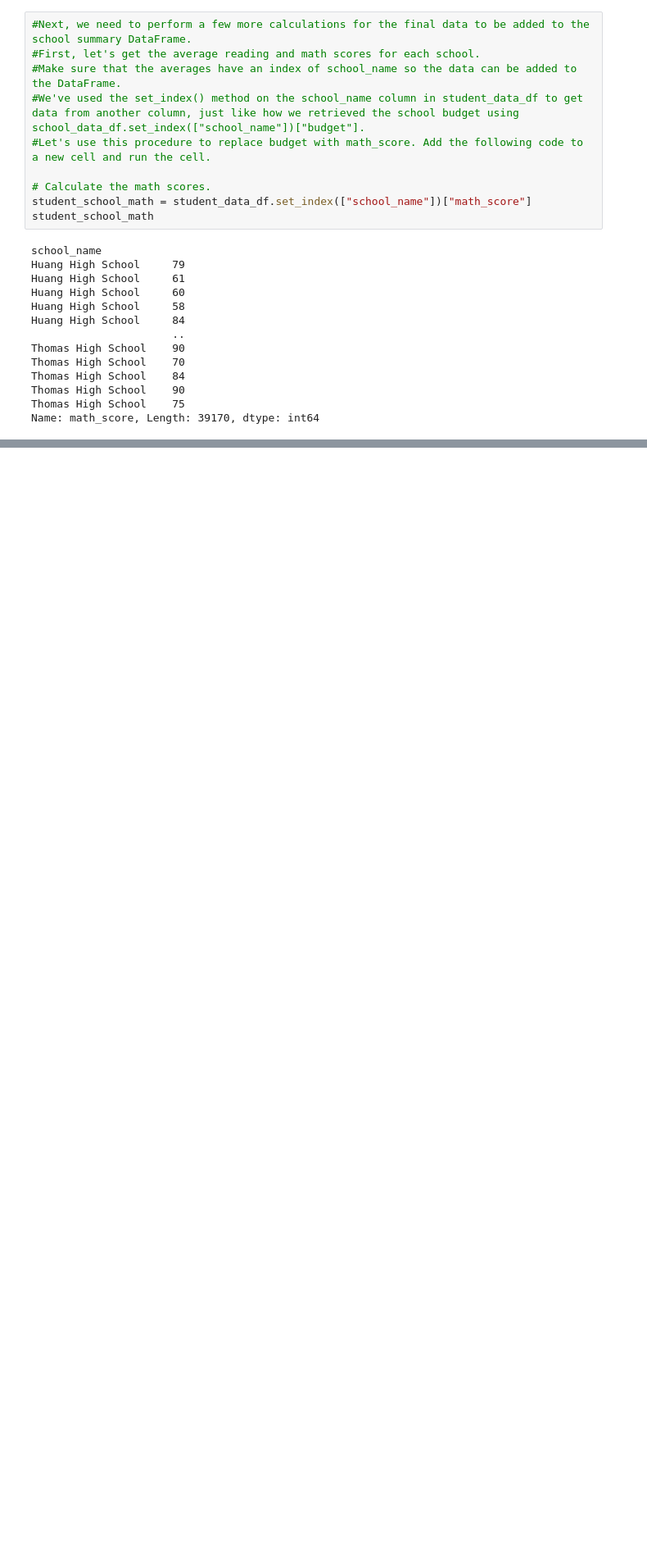
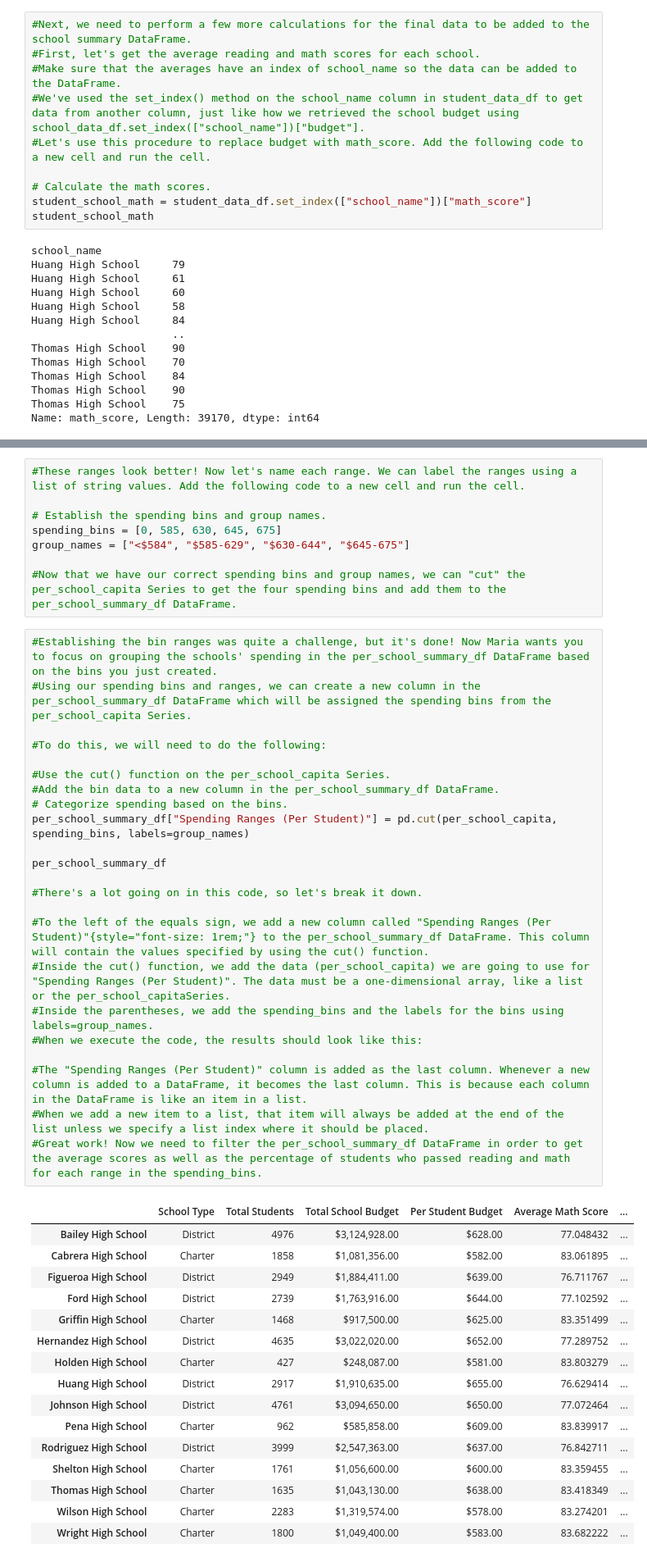
Before and after one commit to mustail/School_district_analysis, a Jupyter notebook: PyCitySchools.ipynb, the cells around one changed output, grey strips where cells are left out. Shown at 82% size. Cells and saved outputs as stored; diff of their text form; blank space fills up the shorter version.

Commit message:
scores by school spending added.

```diff
--- a/PyCitySchools.ipynb
+++ b/PyCitySchools.ipynb
@@ -1153,0 +1269,48 @@ reading_scores_by_grade.head()
+# %%
+#These ranges look better! Now let's name each range. We can label the ranges using a list of string values. Add the following code to a new cell and run the cell.
+
+# Establish the spending bins and group names.
+spending_bins = [0, 585, 630, 645, 675]
+group_names = ["<$584", "$585-629", "$630-644", "$645-675"]
+
+#Now that we have our correct spending bins and group names, we can "cut" the per_school_capita Series to get the four spending bins and add them to the per_school_summary_df DataFrame.
+# %%
+#Establishing the bin ranges was quite a challenge, but it's done! Now Maria wants you to focus on grouping the schools' spending in the per_school_summary_df DataFrame based on the bins you just created.
+#Using our spending bins and ranges, we can create a new column in the per_school_summary_df DataFrame which will be assigned the spending bins from the per_school_capita Series.
+
+#To do this, we will need to do the following:
+
+#Use the cut() function on the per_school_capita Series.
+#Add the bin data to a new column in the per_school_summary_df DataFrame.
+# Categorize spending based on the bins.
+per_school_summary_df["Spending Ranges (Per Student)"] = pd.cut(per_school_capita, spending_bins, labels=group_names)
+
+per_school_summary_df
+
+#There's a lot going on in this code, so let's break it down.
+
+#To the left of the equals sign, we add a new column called "Spending Ranges (Per Student)"{style="font-size: 1rem;"} to the per_school_summary_df DataFrame. This column will contain the values specified by using the cut() function.
+#Inside the cut() function, we add the data (per_school_capita) we are going to use for "Spending Ranges (Per Student)". The data must be a one-dimensional array, like a list or the per_school_capitaSeries.
+#Inside the parentheses, we add the spending_bins and the labels for the bins using labels=group_names.
+#When we execute the code, the results should look like this:
+
+#The "Spending Ranges (Per Student)" column is added as the last column. Whenever a new column is added to a DataFrame, it becomes the last column. This is because each column in the DataFrame is like an item in a list.
+#When we add a new item to a list, that item will always be added at the end of the list unless we specify a list index where it should be placed.
+#Great work! Now we need to filter the per_school_summary_df DataFrame in order to get the average scores as well as the percentage of students who passed reading and math for each range in the spending_bins.
+# %% [output]
+|  | School Type | Total Students | Total School Budget | Per Student Budget | Average Math Score | ... |
+| Bailey High School | District | 4976 | $3,124,928.00 | $628.00 | 77.048432 | ... |
+| Cabrera High School | Charter | 1858 | $1,081,356.00 | $582.00 | 83.061895 | ... |
+| Figueroa High School | District | 2949 | $1,884,411.00 | $639.00 | 76.711767 | ... |
+| Ford High School | District | 2739 | $1,763,916.00 | $644.00 | 77.102592 | ... |
+| Griffin High School | Charter | 1468 | $917,500.00 | $625.00 | 83.351499 | ... |
+| Hernandez High School | District | 4635 | $3,022,020.00 | $652.00 | 77.289752 | ... |
+| Holden High School | Charter | 427 | $248,087.00 | $581.00 | 83.803279 | ... |
+| Huang High School | District | 2917 | $1,910,635.00 | $655.00 | 76.629414 | ... |
+| Johnson High School | District | 4761 | $3,094,650.00 | $650.00 | 77.072464 | ... |
+| Pena High School | Charter | 962 | $585,858.00 | $609.00 | 83.839917 | ... |
+| Rodriguez High School | District | 3999 | $2,547,363.00 | $637.00 | 76.842711 | ... |
+| Shelton High School | Charter | 1761 | $1,056,600.00 | $600.00 | 83.359455 | ... |
+| Thomas High School | Charter | 1635 | $1,043,130.00 | $638.00 | 83.418349 | ... |
+| Wilson High School | Charter | 2283 | $1,319,574.00 | $578.00 | 83.274201 | ... |
+| Wright High School | Charter | 1800 | $1,049,400.00 | $583.00 | 83.682222 | ... |
```
Also changed, not shown: parts of 47 cells of this notebook.
